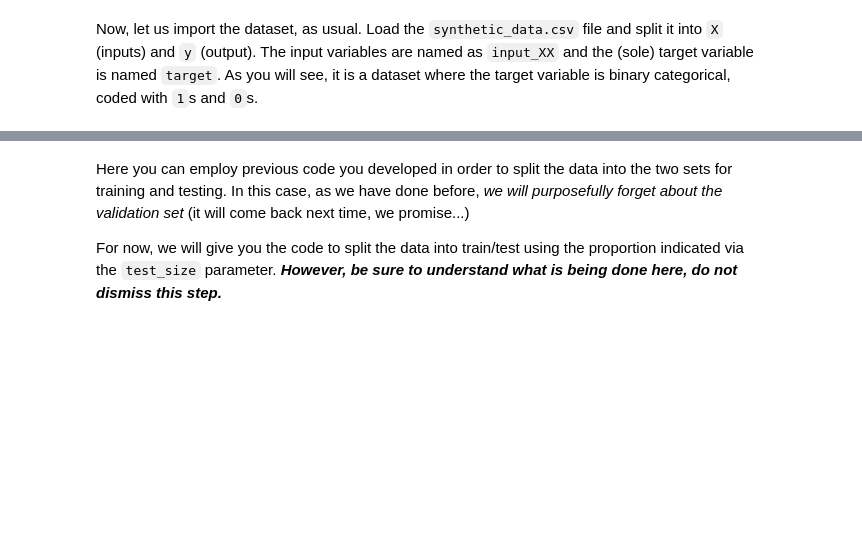
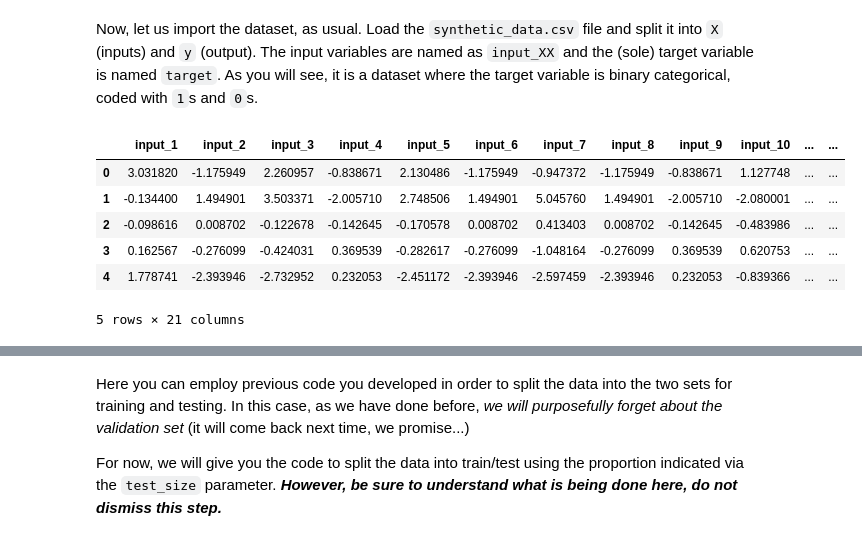
Before and after one commit to ICAI-IMAT-ML/p2-5-202304626, a Jupyter notebook: notebook/Lab2_5_LogisticRegression_and_regularization.ipynb, the cells around one changed output, grey strips where cells are left out. Drawn from its saved outputs; the diff is of its cells as text; code cells hidden in the pictures; blank space fills up the shorter version.

```diff
--- a/notebook/Lab2_5_LogisticRegression_and_regularization.ipynb
+++ b/notebook/Lab2_5_LogisticRegression_and_regularization.ipynb
@@ -43,3 +43,14 @@ For the initial part of the lab you will only need to complete the `.fit`, `.log
 from src.Lab2_5_LogisticRegression_and_regularization import LogisticRegressor
 # %% [markdown]
 Now, let us import the dataset, as usual. Load the `synthetic_data.csv` file and split it into `X` (inputs) and `y` (output). The input variables are named as `input_XX` and the (sole) target variable is named `target`. As you will see, it is a dataset where the target variable is binary categorical, coded with `1`s and `0`s.
+# %%
+df = pd.read_csv("data/synthetic_dataset.csv", sep = ",")
+df.head()
+# %% [output]
+|  | input_1 | input_2 | input_3 | input_4 | input_5 | input_6 | input_7 | input_8 | input_9 | input_10 | ... | ... |
+| 0 | 3.031820 | -1.175949 | 2.260957 | -0.838671 | 2.130486 | -1.175949 | -0.947372 | -1.175949 | -0.838671 | 1.127748 | ... | ... |
+| 1 | -0.134400 | 1.494901 | 3.503371 | -2.005710 | 2.748506 | 1.494901 | 5.045760 | 1.494901 | -2.005710 | -2.080001 | ... | ... |
+| 2 | -0.098616 | 0.008702 | -0.122678 | -0.142645 | -0.170578 | 0.008702 | 0.413403 | 0.008702 | -0.142645 | -0.483986 | ... | ... |
+| 3 | 0.162567 | -0.276099 | -0.424031 | 0.369539 | -0.282617 | -0.276099 | -1.048164 | -0.276099 | 0.369539 | 0.620753 | ... | ... |
+| 4 | 1.778741 | -2.393946 | -2.732952 | 0.232053 | -2.451172 | -2.393946 | -2.597459 | -2.393946 | 0.232053 | -0.839366 | ... | ... |
+5 rows × 21 columns
```
Also changed, not shown: parts of 17 cells of this notebook, 1 other file.
